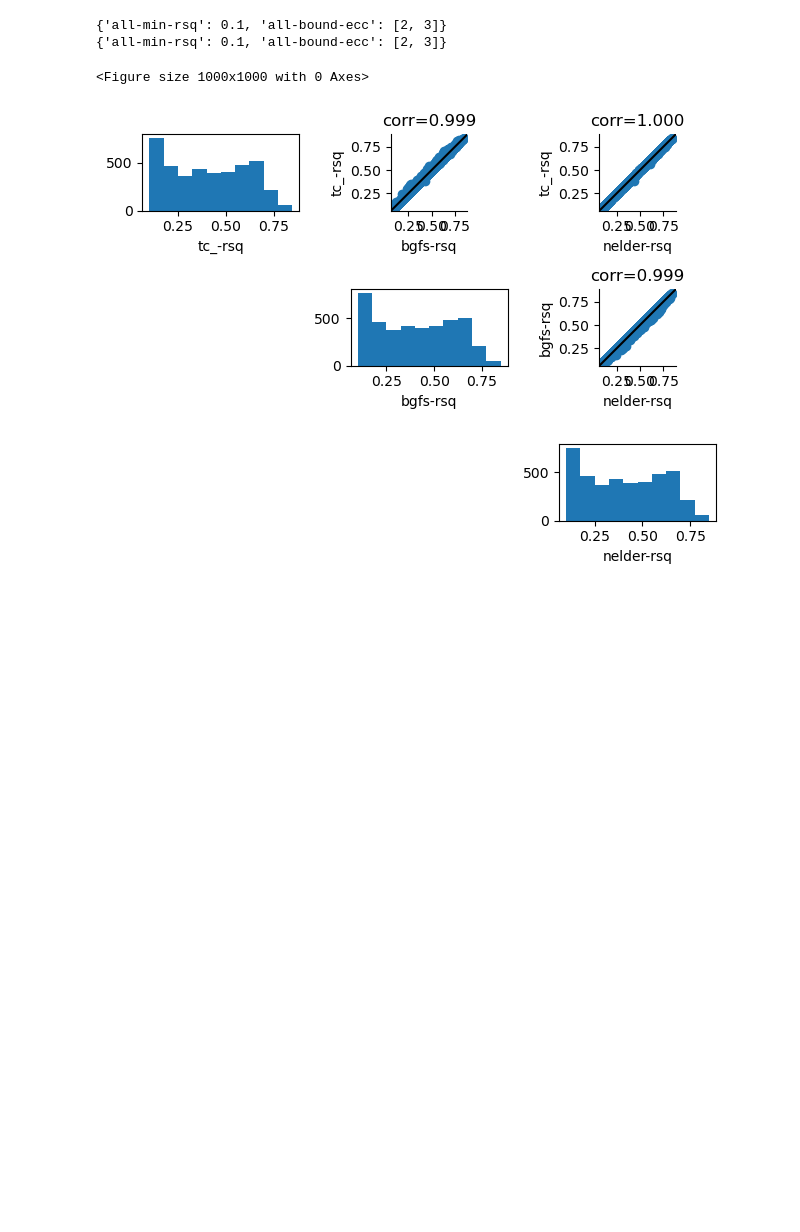
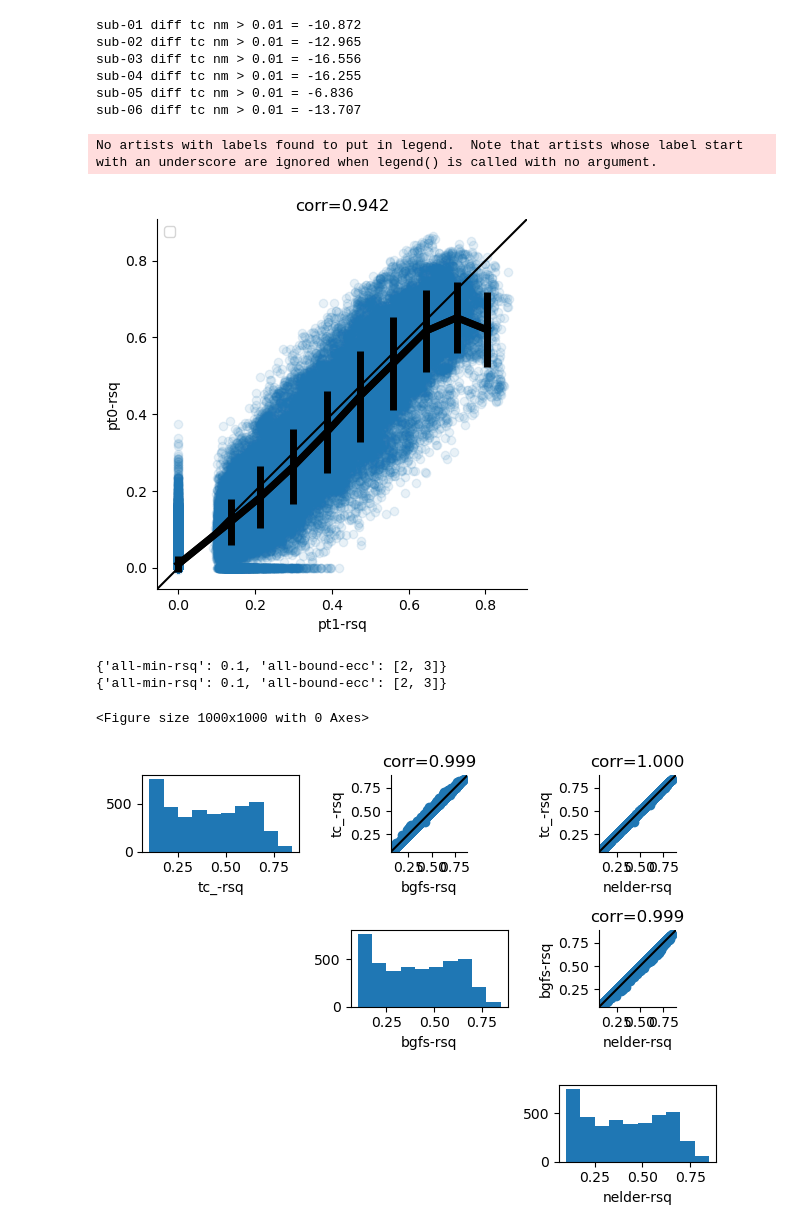
Before and after one commit to mdaghlian/scot_habrok, a Jupyter notebook: scot_habrok/notebooks/test_compare_fitters.ipynb, the cells around one changed output. Saved outputs shown, nothing was run; the diff lists cells and outputs as text; code cells hidden in the pictures; blank space fills up the shorter version.

```diff
--- a/scot_habrok/notebooks/test_compare_fitters.ipynb
+++ b/scot_habrok/notebooks/test_compare_fitters.ipynb
@@ -94,3 +111,38 @@ include rsq = True
+# %%
+min_rsq = 0.01
+max_ecc = 5
+for sub in sub_list:
+    pct_th_tc = prf_multi[sub].return_vx_mask({
+        'tc-min-rsq':min_rsq,
+        'tc-max-ecc':max_ecc,
+        }).mean()*100
+    pct_th_nm = prf_multi[sub].return_vx_mask({
+        'nm-min-rsq':min_rsq,
+        'nm-max-ecc':max_ecc,
+        }).mean()*100
+
+    print(f'{sub} diff tc nm > {min_rsq} = {pct_th_tc - pct_th_nm:.3f}')
+# %% [output]
+sub-01 diff tc nm > 0.01 = -10.872
+sub-02 diff tc nm > 0.01 = -12.965
+sub-03 diff tc nm > 0.01 = -16.556
+sub-04 diff tc nm > 0.01 = -16.255
+sub-05 diff tc nm > 0.01 = -6.836
+sub-06 diff tc nm > 0.01 = -13.707
+# %%
+prf_multi[sub].scatter(
+    'pt1-rsq', 'pt0-rsq', do_corr=True,
+    min_rsq=0.1, dot_alpha=.1,
+    th = {},
+    # th_plus={'pt1-max-ecc':5,'pt0-max-ecc':5,},
+    do_id_line=True,
+    # do_kde=True,
+    do_line=True,
+
+)
+# %% [output]
+No artists with labels found to put in legend.  Note that artists whose label start with an underscore are ignored when legend() is called with no argument.
+[figure, added]
 # %%
 %matplotlib inline
 for sub in sub_list:
```
Also changed, not shown: parts of 6 cells of this notebook, 13 other files.
